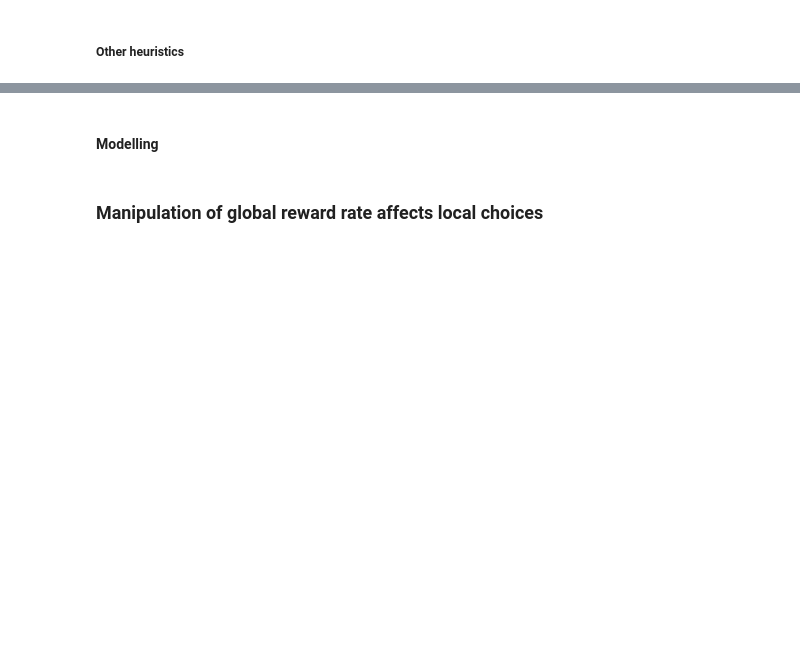
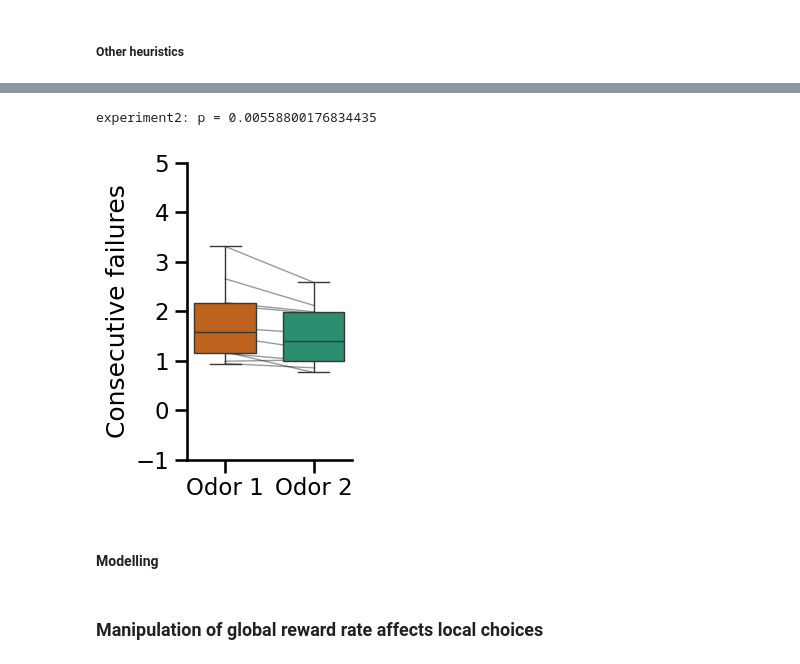
Before and after one commit to AllenNeuralDynamics/Aind.Behavior.VrForaging.Analysis, a Jupyter notebook: notebooks/ConferenceCodes/Sfn2024.ipynb, the cells around one changed output, grey strips where cells are left out. Drawn from its saved outputs; the diff is of its cells as text; code cells hidden in the pictures; blank space fills up the shorter version.

```diff
--- a/notebooks/ConferenceCodes/Sfn2024.ipynb
+++ b/notebooks/ConferenceCodes/Sfn2024.ipynb
@@ -2013,30 +2080,53 @@ plt.savefig(results_path+f'/cumulative_failures_heuristics.svg', dpi=300, bbox_i
 # %%
-fig,ax = plt.subplots(1,1, figsize=(3.5,4))
+fig,ax = plt.subplots(1,1, figsize=(3,4))
 
-summary = summary_df.loc[(summary_df.visit_number!=0 )].groupby(['session','mouse','active_patch','odor_label','experiment', 'environment']).agg({'consecutive_failures':'max','visit_number':'count'})
+summary = summary_df.loc[(summary_df.visit_number!=0 )&(summary_df.last_site==True)].groupby(['session','mouse','active_patch','odor_label','experiment', 'environment']).agg({'consecutive_failures':'max','visit_number':'count'})
 
 summary = summary.groupby(['session','mouse','odor_label','experiment', 'environment']).agg({'consecutive_failures':'mean','visit_number':'mean'}).reset_index()
 summary = summary.loc[(summary.odor_label != 'Amyl Acetate')&(summary.odor_label != 'Fenchone')]
 summary = summary.loc[(summary.mouse != 713578)&(summary.mouse != 715866)]
 summary = summary.groupby(['mouse','odor_label' , 'experiment', 'environment'])['consecutive_failures'].mean().reset_index()
 
 axes = ax
 sns.boxplot(x='odor_label', y='consecutive_failures', hue='odor_label', palette = color_dict_label, data=summary.loc[summary['experiment']=='base'], order=['Ethyl Butyrate', 'Alpha-pinene'],legend=False, zorder=10, width =0.7, ax=axes, fliersize=0)
 
 for mouse in summary.mouse.unique():
     y = summary.loc[(summary.mouse == mouse)&(summary['experiment']=='base')].consecutive_failures.values
     x = summary.loc[(summary.mouse == mouse)&(summary['experiment']=='base')].odor_label.values
     axes.plot(x, y, marker='', linestyle='-', color='black', alpha=0.4, linewidth=1)
 
+# Perform paired t-test
+ethyl_butyrate = summary.loc[summary['experiment']=='base'].loc[summary['odor_label'] == 'Ethyl Butyrate', 'consecutive_failures']
+alpha_pinene = summary.loc[summary['experiment']=='base'].loc[summary['odor_label'] == 'Alpha-pinene', 'consecutive_failures']
+t_stat, p_value = ttest_rel(ethyl_butyrate, alpha_pinene)
+print(f'{experiment}: p = {p_value}')
+# Annotate significance
+if p_value < 0.001:
+    significance = '***'
+elif p_value < 0.01:
+    significance = '**'
+elif p_value < 0.05:
+    print('Here')
+    significance = '*'
+else:
+    significance = 'ns'
+
+# # Add significance marker
+# max_y = max(max(ethyl_butyrate), max(alpha_pinene))
+# axes.text(0.5, 7, significance, ha='center', va='bottom', color='black', fontsize=14)
+
 axes.set_ylabel('Consecutive failures')
 axes.set_xticks([0,1], ['Odor 1', 'Odor 2'])
 axes.set_xlabel('')
 axes.set_ylim(-1,5)
 
 sns.despine()
 
 plt.tight_layout()
 plt.savefig(results_path+f'/consecutive_failures_heuristics.svg', dpi=300, bbox_inches='tight')
+# %% [output]
+experiment2: p = 0.00558800176834435
+[figure, added]
 # %%
 fig,ax = plt.subplots(1,1, figsize=(3.5,4))
 
```
Also changed, not shown: parts of 19 cells of this notebook, 1 other file.
